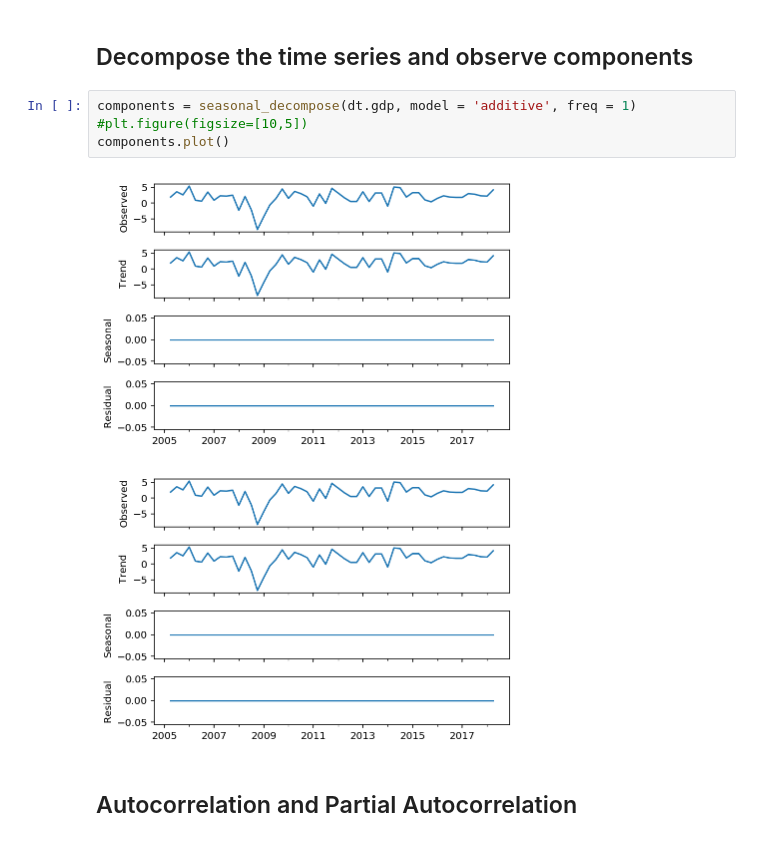
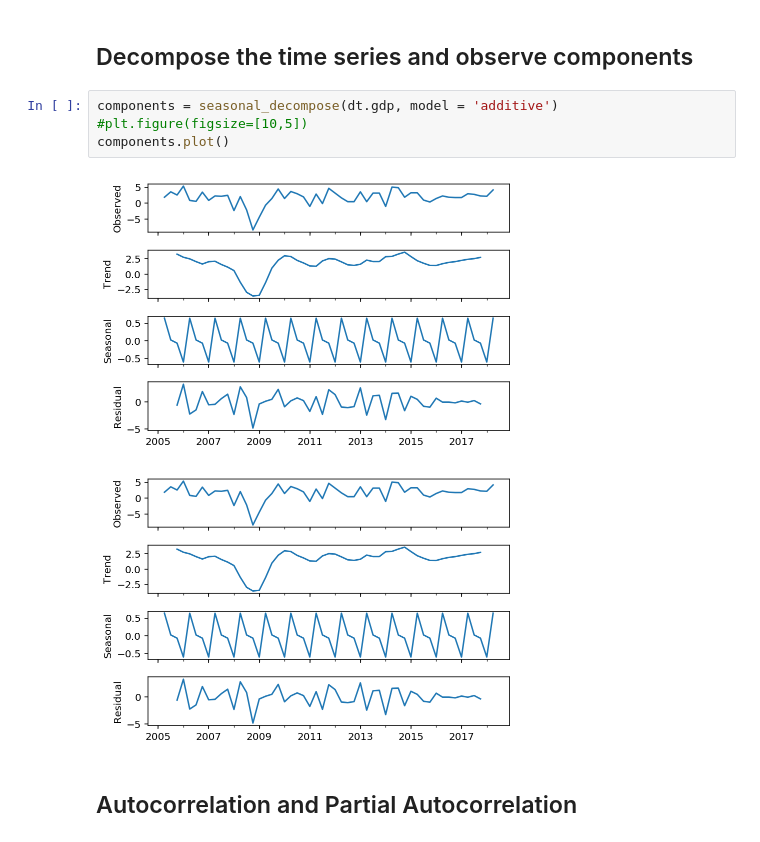
Before and after one commit to diogoaurelio/finmarkets, a Jupyter notebook: notebooks/us_gdp_yoy_fred.ipynb, the cells around one changed output. Saved outputs shown, nothing was run; the diff lists cells and outputs as text.

```diff
--- a/notebooks/us_gdp_yoy_fred.ipynb
+++ b/notebooks/us_gdp_yoy_fred.ipynb
@@ -80,12 +80,12 @@ sns.despine()
 # %% [markdown]
 ## Decompose the time series and observe components
 # %%
-components = seasonal_decompose(dt.gdp, model = 'additive', freq = 1)
+components = seasonal_decompose(dt.gdp, model = 'additive')
 #plt.figure(figsize=[10,5])
 components.plot()
 # %% [output]
-[figure, old version]
+[figure, new version]
-[figure, old version]
+[figure, new version]
 # %% [markdown]
 ## Autocorrelation and Partial Autocorrelation
 # %%
```
Also changed, not shown: 7 other files.
